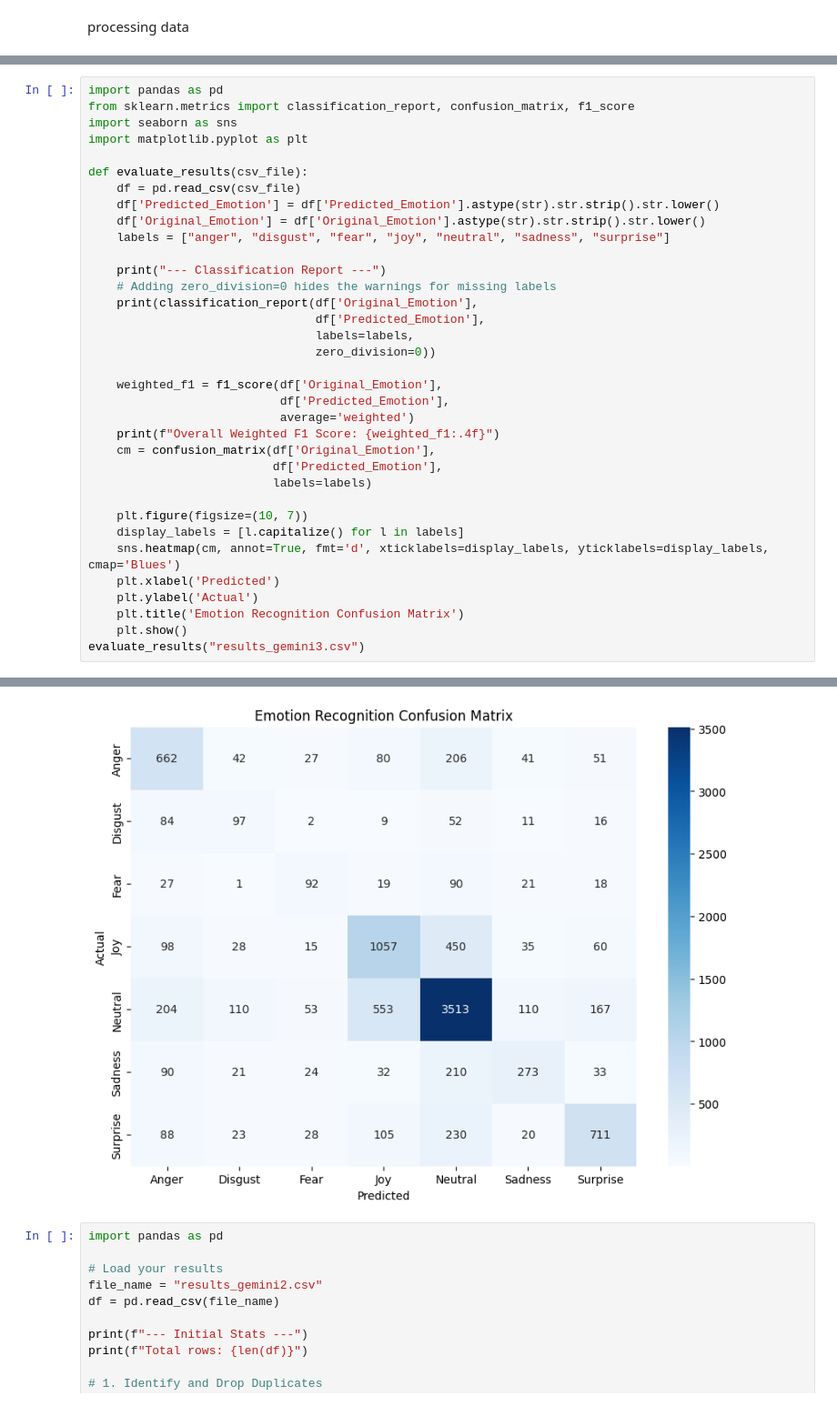
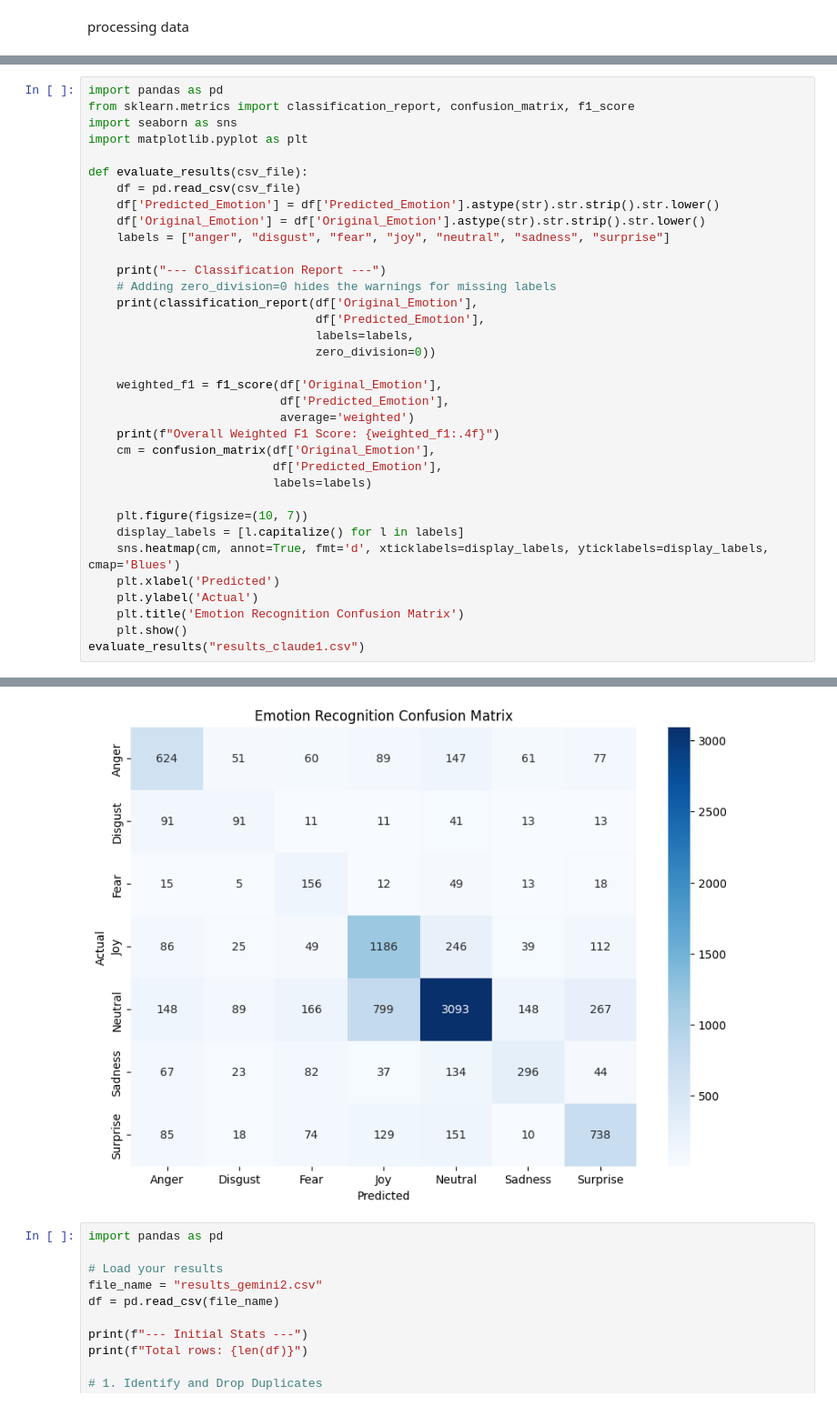
Before and after one commit to philhelenina/SenticCrystal, a Jupyter notebook: scripts/MELD/2BIOSErcTesting.ipynb, the cells around one changed output, grey strips where cells are left out. Shown at 91% size. Saved outputs shown, nothing was run; the diff lists cells and outputs as text.

```diff
--- a/scripts/MELD/2BIOSErcTesting.ipynb
+++ b/scripts/MELD/2BIOSErcTesting.ipynb
@@ -261,7 +322,7 @@ def evaluate_results(csv_file):
     plt.ylabel('Actual')
     plt.title('Emotion Recognition Confusion Matrix')
     plt.show()
-evaluate_results("results_gemini3.csv")
+evaluate_results("results_claude1.csv")
 # %% [output]
 --- Classification Report ---
               precision    recall  f1-score   support
@@ -282,4 +343,4 @@ Overall Weighted F1 Score: 0.6406
-[figure, old version]
+[figure, new version]
 # %%
 import pandas as pd
 
```
Also changed, not shown: parts of 6 cells of this notebook, 12 other files.
